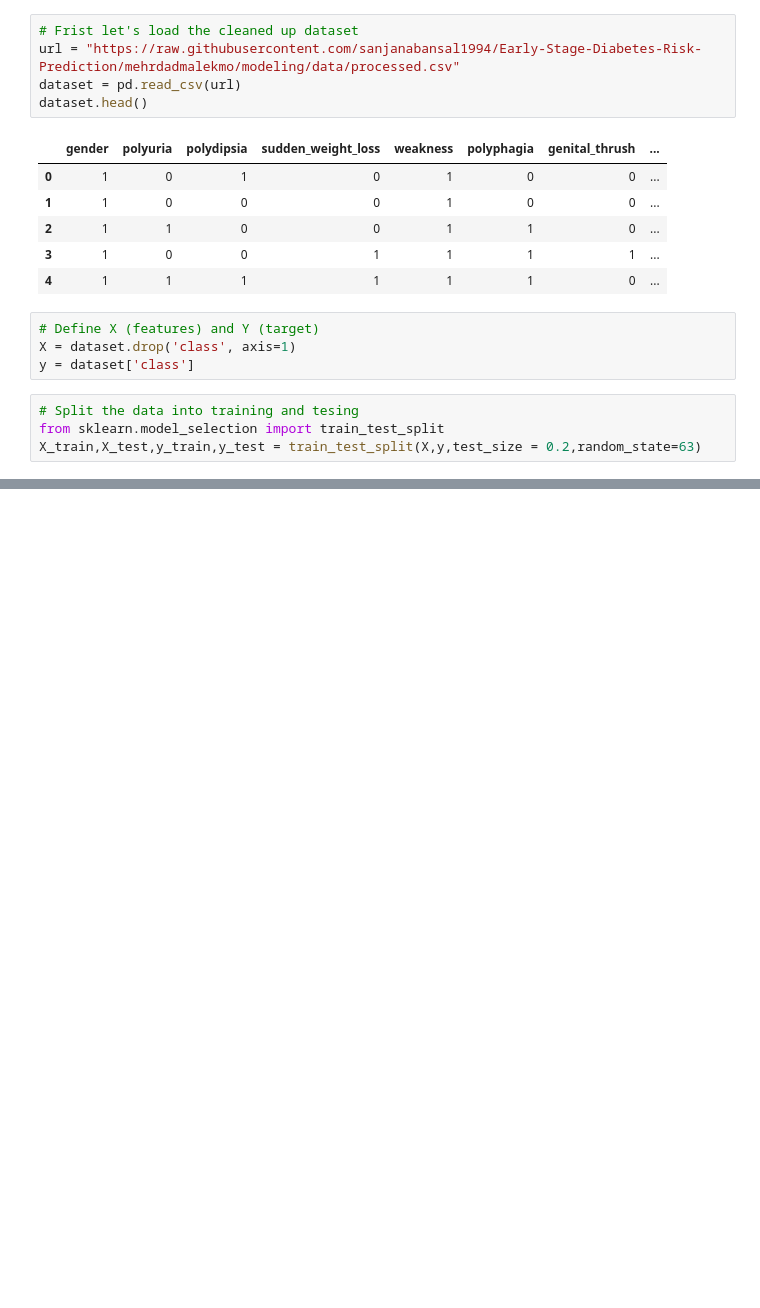
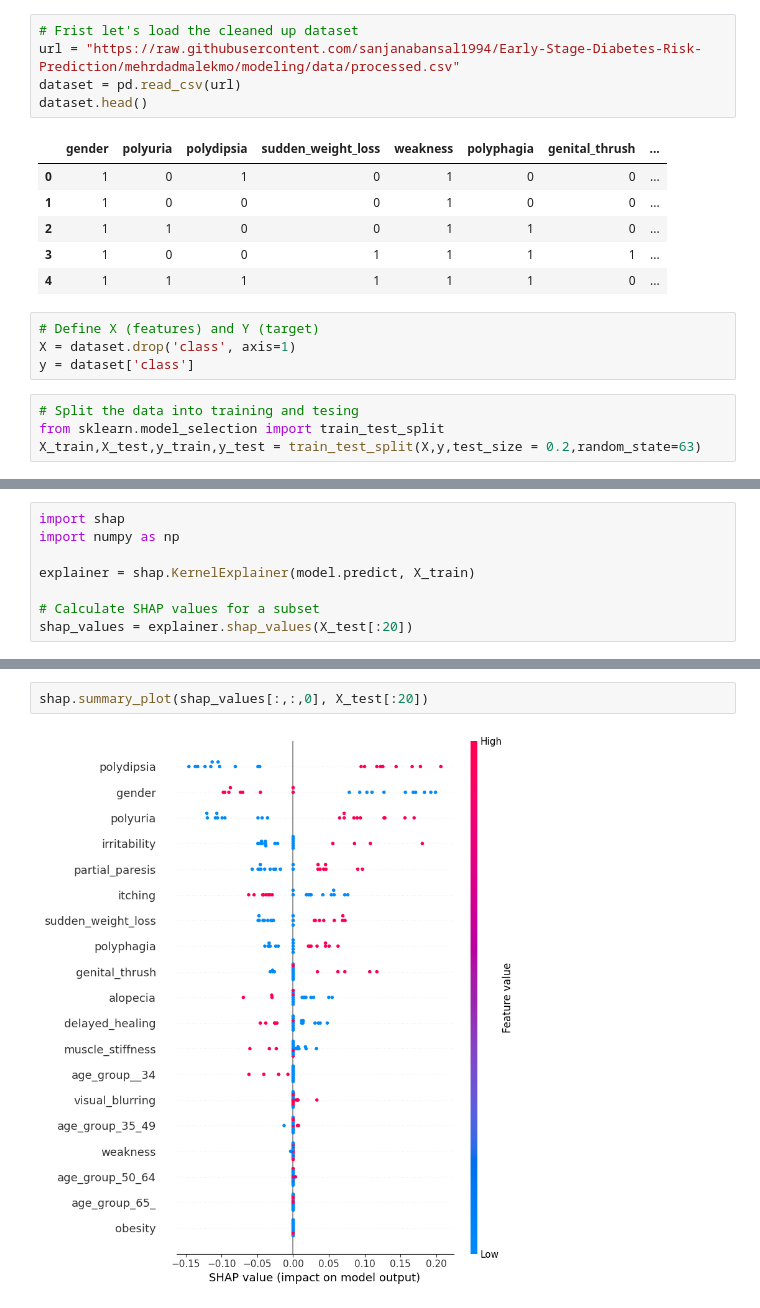
Before and after one commit to sanjanabansal1994/Early-Stage-Diabetes-Risk-Prediction, a Jupyter notebook: 7_Neural_networks.ipynb, the cells around one changed output, grey strips where cells are left out. Cells and saved outputs as stored; diff of their text form; blank space fills up the shorter version.

Commit message:
Added shap values

```diff
--- a/7_Neural_networks.ipynb
+++ b/7_Neural_networks.ipynb
@@ -64 +64,9 @@ Epoch 10/10
 Accuracy: 0.932692289352417
+# %%
+import shap
+import numpy as np
+
+explainer = shap.KernelExplainer(model.predict, X_train)
+
+# Calculate SHAP values for a subset
+shap_values = explainer.shap_values(X_test[:20])
@@ -64,0 +93,4 @@ Accuracy: 0.932692289352417
+# %%
+shap.summary_plot(shap_values[:,:,0], X_test[:20])
+# %% [output]
+[figure, added]
```
Also changed, not shown: parts of 2 cells of this notebook.
